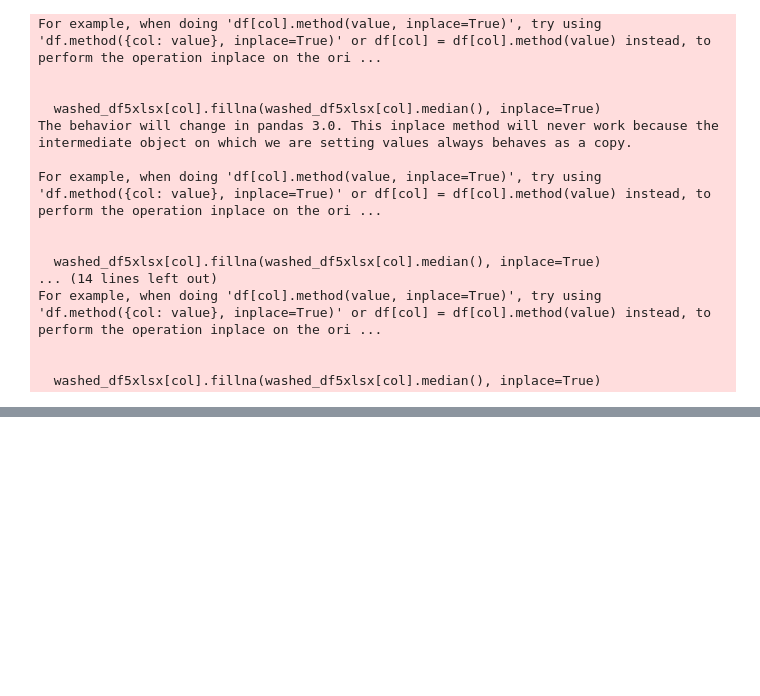
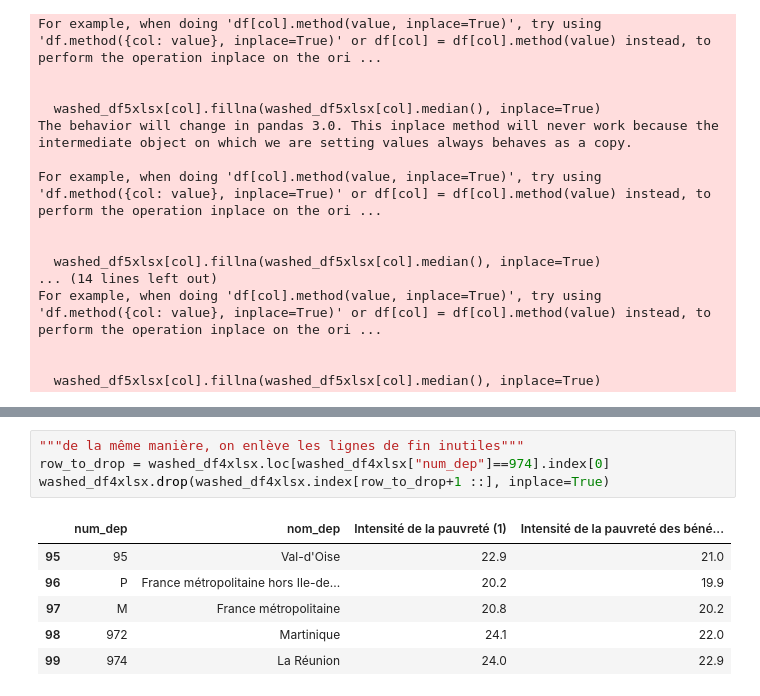
Before and after one commit to gabrielfrancois/DS_Covid, a Jupyter notebook: data_preprocessing_gab.ipynb, the cells around one changed output, grey strips where cells are left out. Drawn from its saved outputs; the diff is of its cells as text; blank space fills up the shorter version.

```diff
--- a/data_preprocessing_gab.ipynb
+++ b/data_preprocessing_gab.ipynb
@@ -231,0 +274,11 @@ washed_df5xlsx.drop(row_to_drop, inplace=True)
+# %%
+"""de la même manière, on enlève les lignes de fin inutiles"""
+row_to_drop = washed_df4xlsx.loc[washed_df4xlsx["num_dep"]==974].index[0]
+washed_df4xlsx.drop(washed_df4xlsx.index[row_to_drop+1 ::], inplace=True)
+# %% [output]
+|  | num_dep | nom_dep | Intensité de la pauvreté (1) | Intensité de la pauvreté des béné... |
+| 95 | 95 | Val-d'Oise | 22.9 | 21.0 |
+| 96 | P | France métropolitaine hors Ile-de... | 20.2 | 19.9 |
+| 97 | M | France métropolitaine | 20.8 | 20.2 |
+| 98 | 972 | Martinique | 24.1 | 22.0 |
+| 99 | 974 | La Réunion | 24.0 | 22.9 |
```
Also changed, not shown: parts of 20 cells of this notebook.
